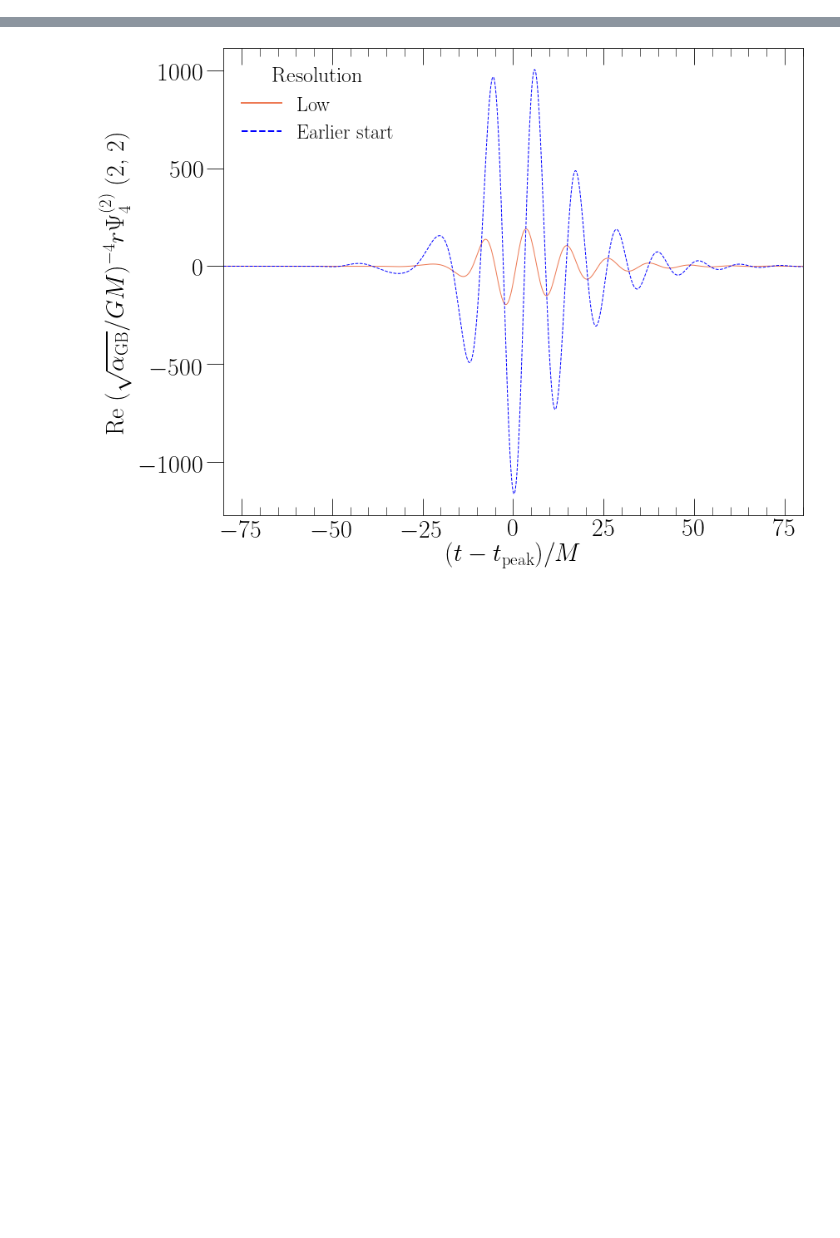
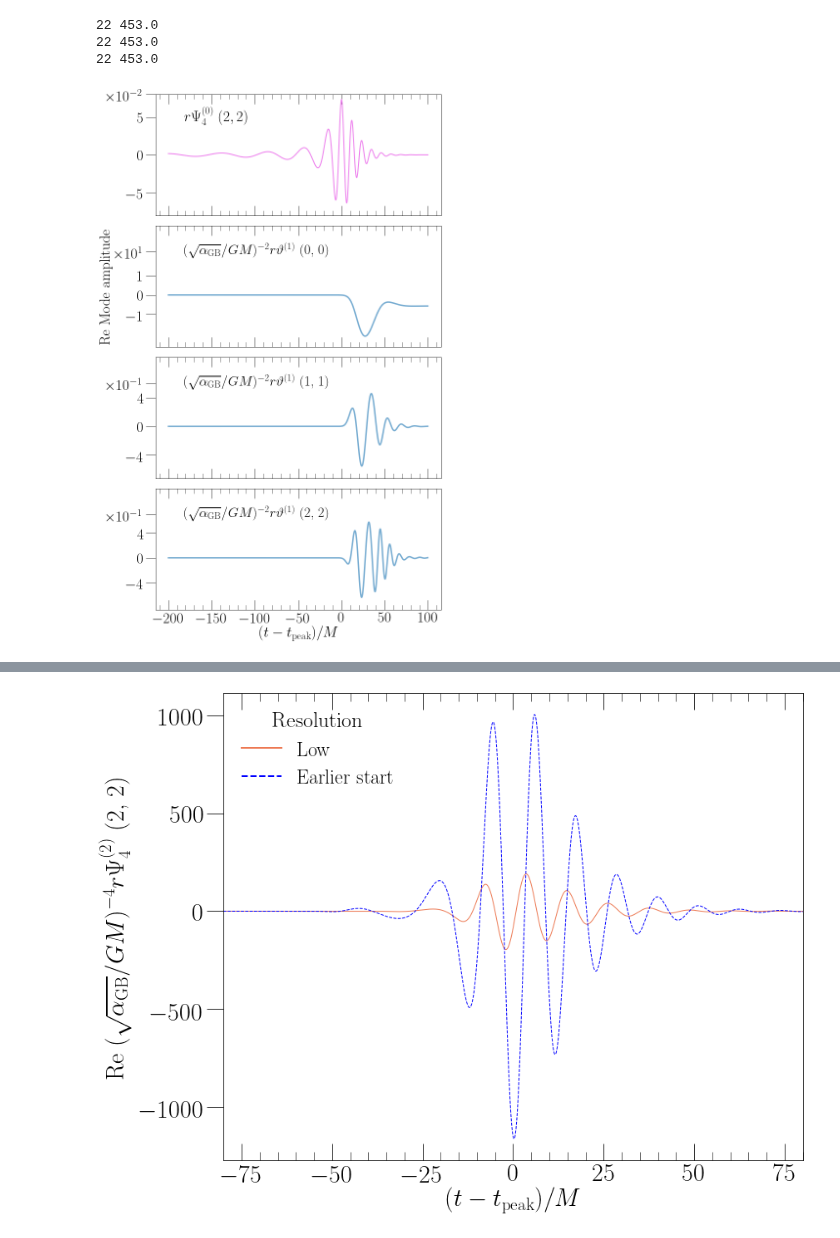
Before and after one commit to mariaokounkova/EDGB, a Jupyter notebook: GW150914/EDGB_GW.ipynb, the cells around one changed output, grey strips where cells are left out. Saved outputs shown, nothing was run; the diff lists cells and outputs as text; code cells hidden in the pictures; blank space fills up the shorter version.

```diff
--- a/GW150914/EDGB_GW.ipynb
+++ b/GW150914/EDGB_GW.ipynb
@@ -242,7 +244,7 @@ def PlotScalarField(inspiral_start, ramp):
 
     cut_start = -200
     cut_end = 100
-    radius = 0 #22
+    radius = 22
 
     fig, axarr = plt.subplots(4, figsize=(10,16), sharex=True)
     figname = 'ScalarFields'
@@ -283,36 +285,40 @@ def PlotScalarField(inspiral_start, ramp):
         ax.set_ylim([-ylim, ylim])
         if ax in axarr[1:4]:
             ax.set_ylim([-ylim*1.2, ylim*1.6])
         #print ylim
         power = np.ceil(np.log10(ylim)) - 1
         val = int(2.0/3.0 * ylim/10**power)
         #print val
         tick = val * 10**power
         #print tick
         ax.set_yticks([-tick, 0, tick, ylim])
         ax.set_yticklabels([r'$-%d$' % (val), r'$0$', r'$%d$' % (val), r'$\times 10^{%d}$' % (power)])
         ax.tick_params(axis='x', labelsize=30, length = 20)
         if (ax != axarr[0]):
             ax.tick_params(axis='x', top='on')
         ax.tick_params(axis='y', labelsize=30, length = 20)
         ax.locator_params(tight=True, nbins=10, axis='x')
         ax.yaxis.offsetText.set_fontsize(30)
         ax.xaxis.offsetText.set_fontsize(30)
         labels = ax.get_yticklabels()
         plt.setp(labels, rotation=0, fontsize=30)
         labels = ax.get_xticklabels()
         plt.setp(labels, rotation=0, fontsize=30)
 
     axarr[1].set_ylabel('Re Mode amplitude', fontsize=30)
     plt.xlabel('$(t - t_\mathrm{peak})/M$', fontsize=30)
-    plt.xlim(cut_start, cut_end)
+    #plt.xlim(cut_start, cut_end)
     plt.subplots_adjust(wspace=0.2, hspace=0.0)
     plt.tight_layout()
     plt.savefig(figname + '.pdf')
     plt.show()
 
-PlotScalarField(2200, 100)
-PlotScalarField(2100, 250)
+PlotScalarField(2500, 25)
+# %% [output]
+22 453.0
+22 453.0
+22 453.0
+[figure, added]
 # %%
 ## Secular growth plots
 def SecularRegimePlot():
```
Also changed, not shown: parts of 2 cells of this notebook.
